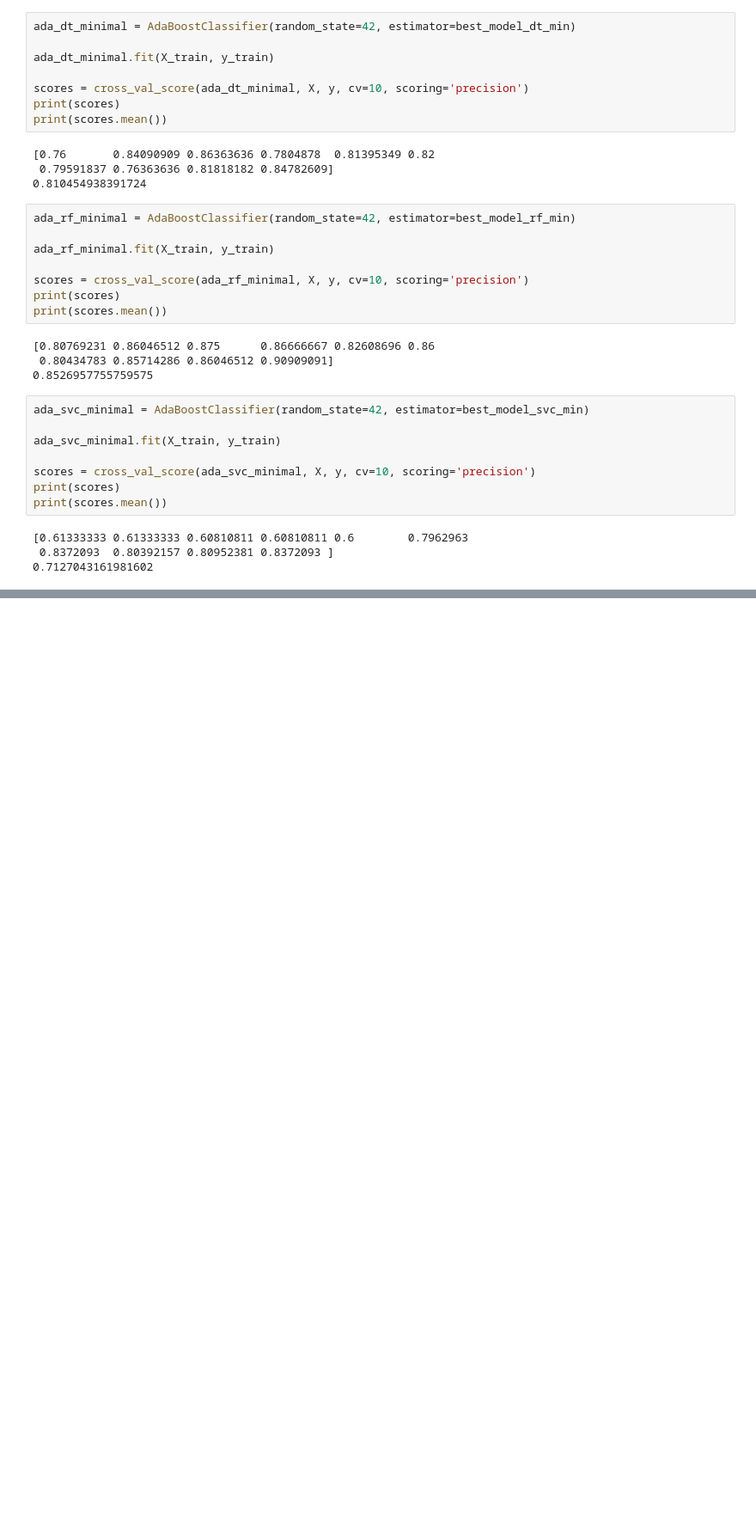
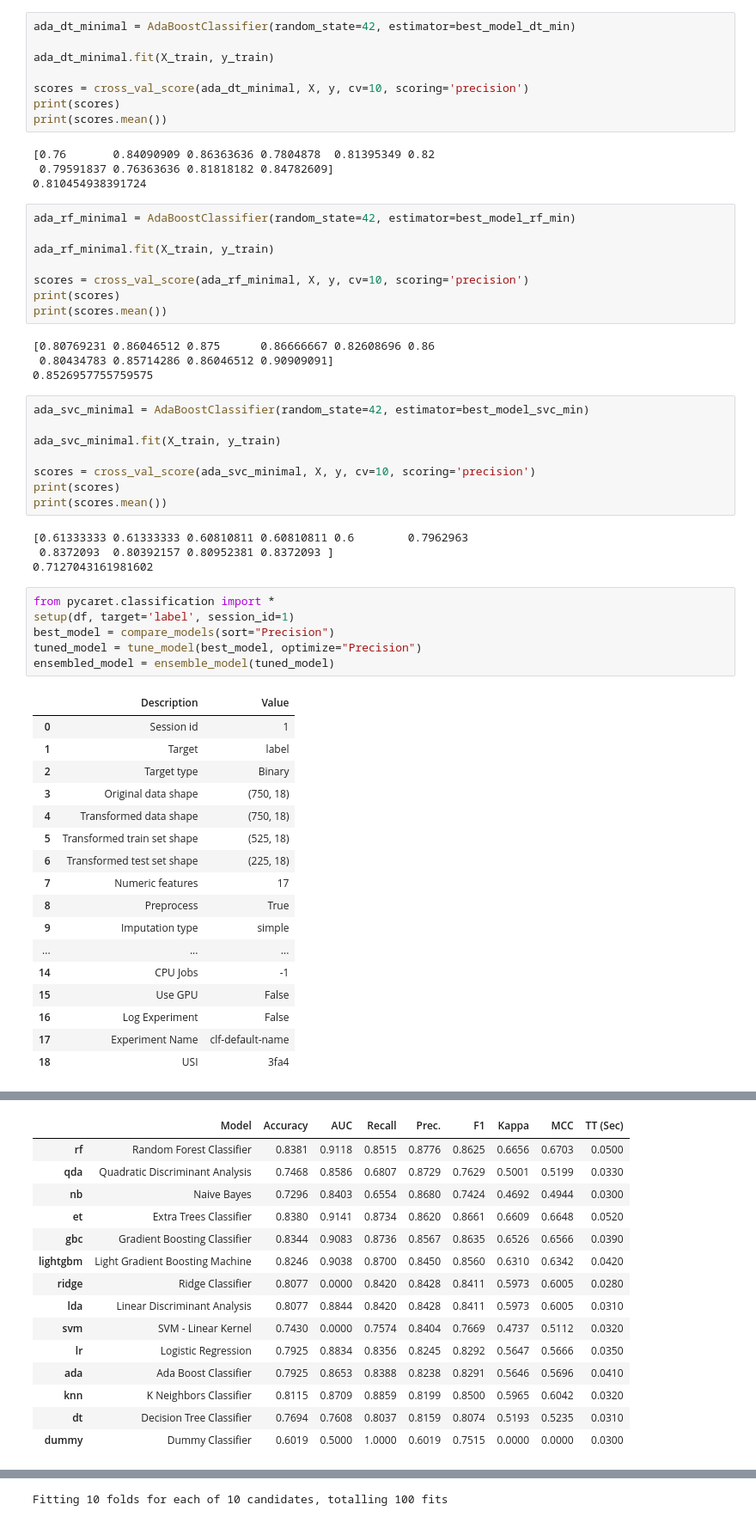
Before and after one commit to rpazos98/CEIA_Analisis_de_datos, a Jupyter notebook: practica_final/tp_final.ipynb, the cells around one changed output, grey strips where cells are left out. Shown at 86% size. Cells and saved outputs as stored; diff of their text form; blank space fills up the shorter version.

Commit message:
added pycaret for contrast

```diff
--- a/practica_final/tp_final.ipynb
+++ b/practica_final/tp_final.ipynb
@@ -930,3 +930,27 @@ print(scores.mean())
 [0.61333333 0.61333333 0.60810811 0.60810811 0.6        0.7962963
  0.8372093  0.80392157 0.80952381 0.8372093 ]
 0.7127043161981602
+# %%
+from pycaret.classification import *
+setup(df, target='label', session_id=1)
+best_model = compare_models(sort="Precision")
+tuned_model = tune_model(best_model, optimize="Precision")
+ensembled_model = ensemble_model(tuned_model)
+# %% [output]
+|  | Description | Value |
+| 0 | Session id | 1 |
+| 1 | Target | label |
+| 2 | Target type | Binary |
+| 3 | Original data shape | (750, 18) |
+| 4 | Transformed data shape | (750, 18) |
+| 5 | Transformed train set shape | (525, 18) |
+| 6 | Transformed test set shape | (225, 18) |
+| 7 | Numeric features | 17 |
+| 8 | Preprocess | True |
+| 9 | Imputation type | simple |
+| ... | ... | ... |
+| 14 | CPU Jobs | -1 |
+| 15 | Use GPU | False |
+| 16 | Log Experiment | False |
+| 17 | Experiment Name | clf-default-name |
+| 18 | USI | 3fa4 |
@@ -932,0 +958,15 @@ print(scores.mean())
+|  | Model | Accuracy | AUC | Recall | Prec. | F1 | Kappa | MCC | TT (Sec) |
+| rf | Random Forest Classifier | 0.8381 | 0.9118 | 0.8515 | 0.8776 | 0.8625 | 0.6656 | 0.6703 | 0.0500 |
+| qda | Quadratic Discriminant Analysis | 0.7468 | 0.8586 | 0.6807 | 0.8729 | 0.7629 | 0.5001 | 0.5199 | 0.0330 |
+| nb | Naive Bayes | 0.7296 | 0.8403 | 0.6554 | 0.8680 | 0.7424 | 0.4692 | 0.4944 | 0.0300 |
+| et | Extra Trees Classifier | 0.8380 | 0.9141 | 0.8734 | 0.8620 | 0.8661 | 0.6609 | 0.6648 | 0.0520 |
+| gbc | Gradient Boosting Classifier | 0.8344 | 0.9083 | 0.8736 | 0.8567 | 0.8635 | 0.6526 | 0.6566 | 0.0390 |
+| lightgbm | Light Gradient Boosting Machine | 0.8246 | 0.9038 | 0.8700 | 0.8450 | 0.8560 | 0.6310 | 0.6342 | 0.0420 |
+| ridge | Ridge Classifier | 0.8077 | 0.0000 | 0.8420 | 0.8428 | 0.8411 | 0.5973 | 0.6005 | 0.0280 |
+| lda | Linear Discriminant Analysis | 0.8077 | 0.8844 | 0.8420 | 0.8428 | 0.8411 | 0.5973 | 0.6005 | 0.0310 |
+| svm | SVM - Linear Kernel | 0.7430 | 0.0000 | 0.7574 | 0.8404 | 0.7669 | 0.4737 | 0.5112 | 0.0320 |
+| lr | Logistic Regression | 0.7925 | 0.8834 | 0.8356 | 0.8245 | 0.8292 | 0.5647 | 0.5666 | 0.0350 |
+| ada | Ada Boost Classifier | 0.7925 | 0.8653 | 0.8388 | 0.8238 | 0.8291 | 0.5646 | 0.5696 | 0.0410 |
+| knn | K Neighbors Classifier | 0.8115 | 0.8709 | 0.8859 | 0.8199 | 0.8500 | 0.5965 | 0.6042 | 0.0320 |
+| dt | Decision Tree Classifier | 0.7694 | 0.7608 | 0.8037 | 0.8159 | 0.8074 | 0.5193 | 0.5235 | 0.0310 |
+| dummy | Dummy Classifier | 0.6019 | 0.5000 | 1.0000 | 0.6019 | 0.7515 | 0.0000 | 0.0000 | 0.0300 |
@@ -932,0 +990 @@ print(scores.mean())
+Fitting 10 folds for each of 10 candidates, totalling 100 fits
```
Also changed, not shown: parts of 4 cells of this notebook, 1 other file.
